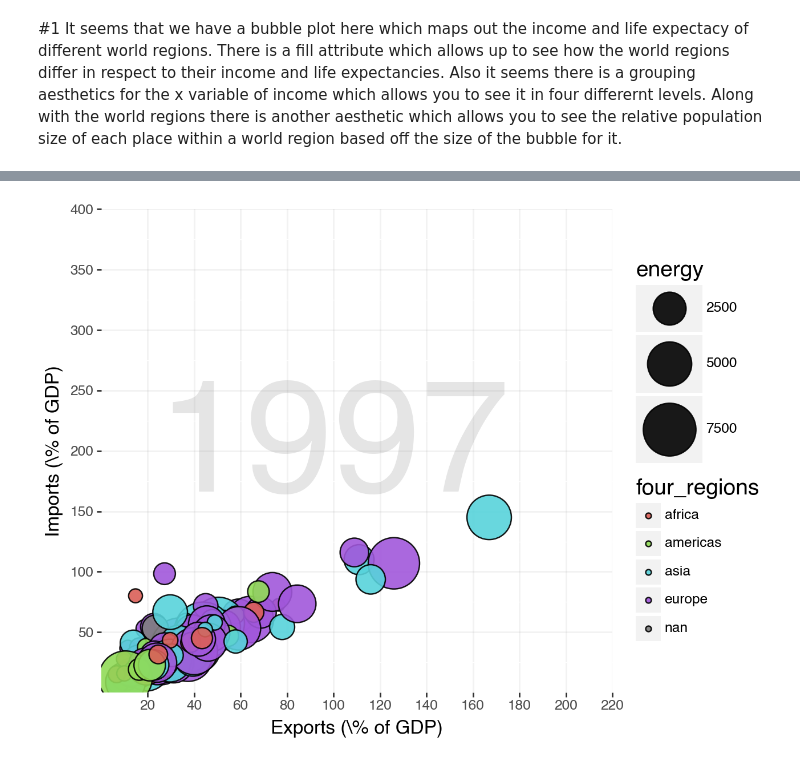
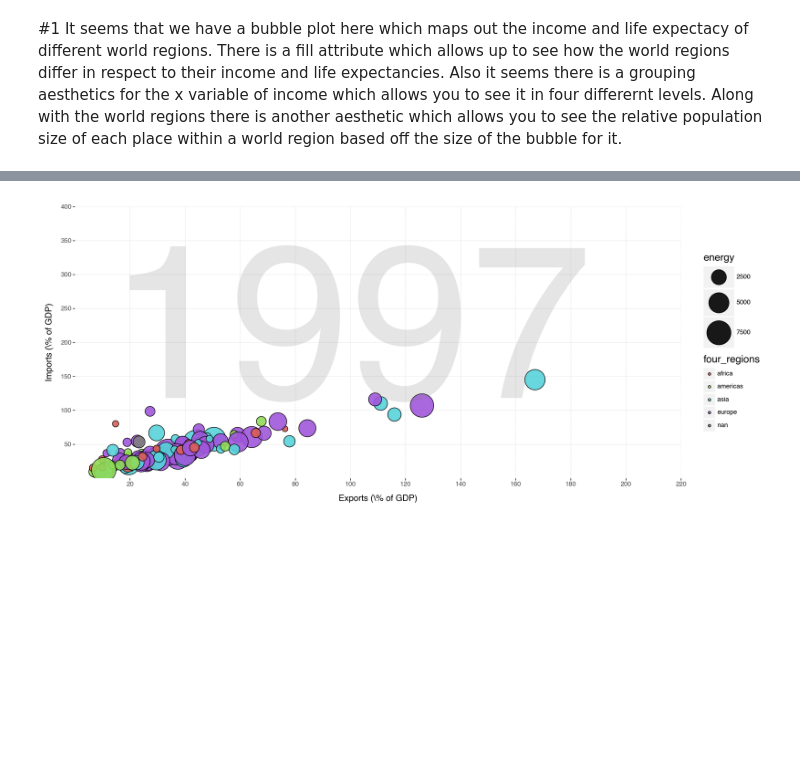
Before and after one commit to EthanSchultz49/GSB-544, a Jupyter notebook: Week_1/Lab1.ipynb, the cells around one changed output, grey strips where cells are left out. Cells and saved outputs as stored; diff of their text form; code cells hidden in the pictures; blank space fills up the shorter version.

```diff
--- a/Week_1/Lab1.ipynb
+++ b/Week_1/Lab1.ipynb
@@ -41,23 +42,23 @@ import plotnine as pl
 # %%
 data2 = pd.read_csv("/Users/ethanschultz/Documents/GSB 544/Data Files/q2data.csv")
 data2['four_regions'] = pd.Categorical(data2['four_regions'])
 data2['exports'] = pd.to_numeric(data2['exports'], errors='coerce')
 data2['imports'] = pd.to_numeric(data2['imports'], errors='coerce')
 data2['energy'] = pd.to_numeric(data2['energy'], errors='coerce')
 
 
 (pl.ggplot(data2, pl.aes(x='exports', y='imports', size='energy', fill='four_regions'))
      + pl.geom_point(alpha=0.9)
      + pl.scale_size(range=(2, 20))
-     + pl.annotate('text', x=100, y=200, label=str('1997'), size=100, alpha =.2, color="gray")
+     + pl.annotate('text', x=100, y=200, label=str('1997'), size=300, alpha =.2, color="gray")
      + pl.labs(x="Exports (\% of GDP)", y="Imports (\% of GDP)")
      + pl.theme(axis_title=pl.element_text(size=12), title=pl.element_text(size=14), panel_background= pl.element_text(color="White"),
-       panel_grid_major = pl.element_line(color="gray", alpha = 0.1))
+       panel_grid_major = pl.element_line(color="gray", alpha = 0.1), figure_size= (14,6))
      + pl.scale_x_continuous(limits=(0, 220), breaks=[20, 40, 60, 80, 100, 120, 140, 160, 180, 200, 220], expand=(0, 0))
      + pl.scale_y_continuous(limits=(0, 400), breaks=[50, 100, 150, 200, 250, 300, 350, 400], expand=(0, 0))
     )
 # %% [output]
-[figure, old version]
+[figure, new version]
 # %%
 (pl.ggplot(data2, pl.aes(x='exports', y='imports', size='energy', color='four_regions'))
      + pl.geom_line(alpha=0.9)
```
Also changed, not shown: parts of 5 cells of this notebook, 1 other file.
